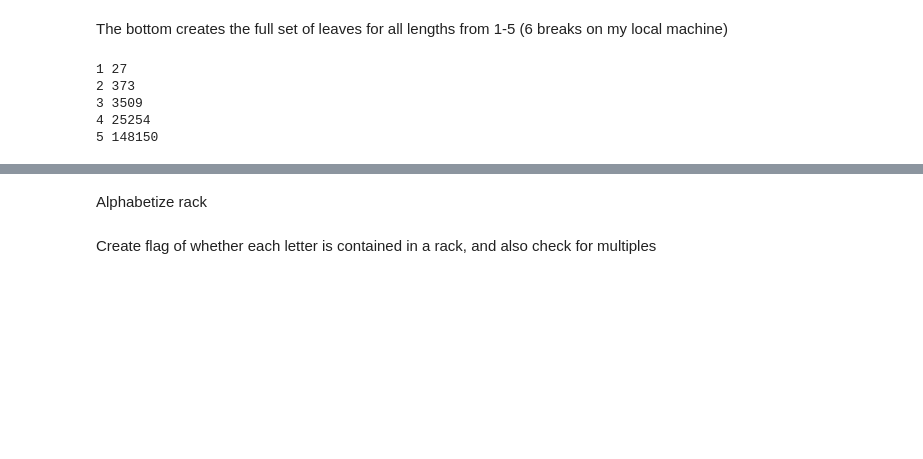
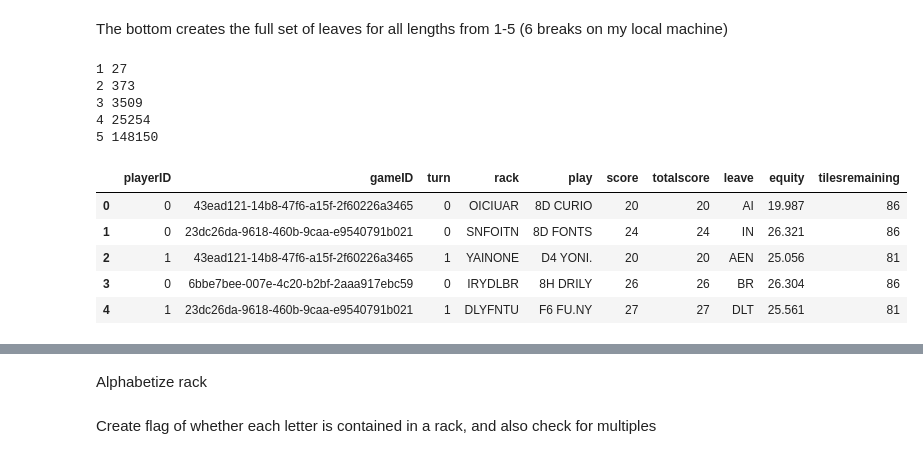
Before and after one commit to domino14/macondo, a Jupyter notebook: notebooks/superleaves.ipynb, the cells around one changed output, grey strips where cells are left out. Saved outputs shown, nothing was run; the diff lists cells and outputs as text; code cells hidden in the pictures; blank space fills up the shorter version.

```diff
--- a/notebooks/superleaves.ipynb
+++ b/notebooks/superleaves.ipynb
@@ -57,2 +51,11 @@ df.rename(columns=column_dict,inplace=True)
+# %%
+df.head()
+# %% [output]
+|  | playerID | gameID | turn | rack | play | score | totalscore | leave | equity | tilesremaining |
+| 0 | 0 | 43ead121-14b8-47f6-a15f-2f60226a3465 | 0 | OICIUAR | 8D CURIO | 20 | 20 | AI | 19.987 | 86 |
+| 1 | 0 | 23dc26da-9618-460b-9caa-e9540791b021 | 0 | SNFOITN | 8D FONTS | 24 | 24 | IN | 26.321 | 86 |
+| 2 | 1 | 43ead121-14b8-47f6-a15f-2f60226a3465 | 1 | YAINONE | D4 YONI. | 20 | 20 | AEN | 25.056 | 81 |
+| 3 | 0 | 6bbe7bee-007e-4c20-b2bf-2aaa917ebc59 | 0 | IRYDLBR | 8H DRILY | 26 | 26 | BR | 26.304 | 86 |
+| 4 | 1 | 23dc26da-9618-460b-9caa-e9540791b021 | 1 | DLYFNTU | F6 FU.NY | 27 | 27 | DLT | 25.561 | 81 |
 # %%
 tile_limit = 1
```
Also changed, not shown: parts of 10 cells of this notebook, 22 other files.
